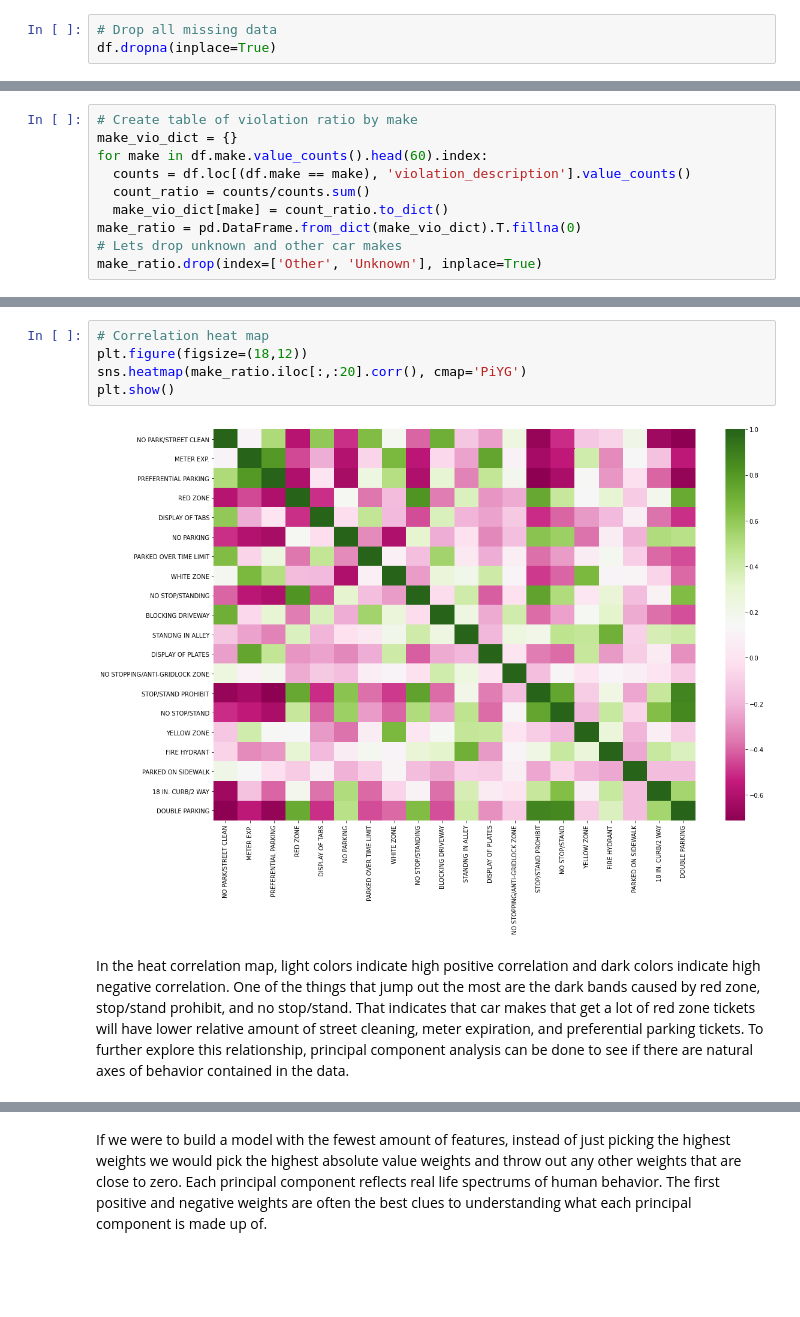
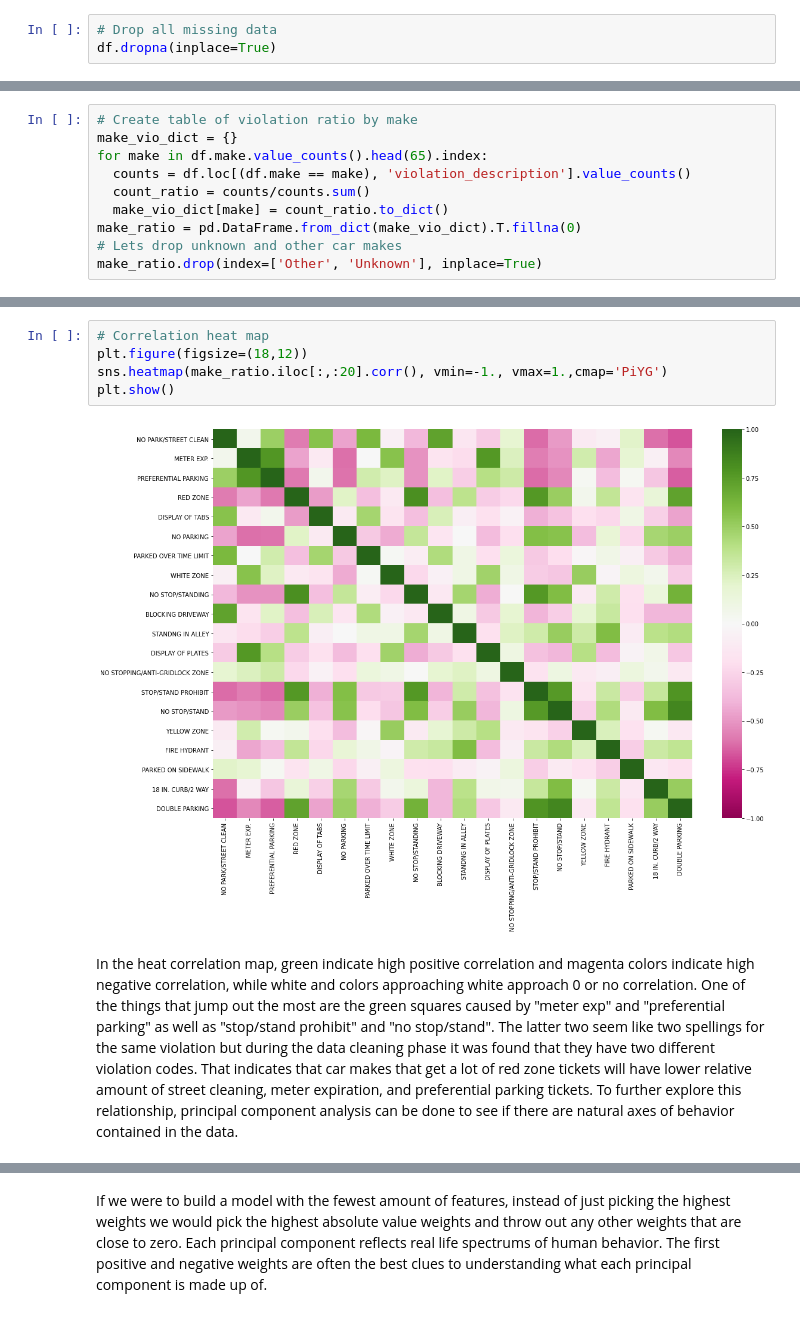
Before and after one commit to gregpawin/lucky-parking, a Jupyter notebook: notebooks/exploratory/1-gp-explore_car_make.ipynb, the cells around one changed output, grey strips where cells are left out. Saved outputs shown, nothing was run; the diff lists cells and outputs as text; blank space fills up the shorter version.

```diff
--- a/notebooks/exploratory/1-gp-explore_car_make.ipynb
+++ b/notebooks/exploratory/1-gp-explore_car_make.ipynb
@@ -56,7 +71,7 @@ Name: make, Length: 100, dtype: int64
 # %%
 # Create table of violation ratio by make
 make_vio_dict = {}
-for make in df.make.value_counts().head(60).index:
+for make in df.make.value_counts().head(65).index:
   counts = df.loc[(df.make == make), 'violation_description'].value_counts()
   count_ratio = counts/counts.sum()
   make_vio_dict[make] = count_ratio.to_dict()
@@ -81,12 +96,12 @@ make_ratio.head(10).style.background_gradient(cmap='Blues').format("{:.3f}")
 # %%
 # Correlation heat map
 plt.figure(figsize=(18,12))
-sns.heatmap(make_ratio.iloc[:,:20].corr(), cmap='PiYG')
+sns.heatmap(make_ratio.iloc[:,:20].corr(), vmin=-1., vmax=1.,cmap='PiYG')
 plt.show()
 # %% [output]
-[figure, old version]
+[figure, new version]
 # %% [markdown]
-In the heat correlation map, light colors indicate high positive correlation and dark colors indicate high negative correlation. One of the things that jump out the most are the dark bands caused by red zone, stop/stand prohibit, and no stop/stand. That indicates that car makes that get a lot of red zone tickets will have lower relative amount of street cleaning, meter expiration, and preferential parking tickets. To further explore this relationship, principal component analysis can be done to see if there are natural axes of behavior contained in the data.
+In the heat correlation map, green indicate high positive correlation and magenta colors indicate high negative correlation, while white and colors approaching white approach 0 or no correlation. One of the things that jump out the most are the green squares caused by "meter exp" and "preferential parking" as well as "stop/stand prohibit" and "no stop/stand". The latter two seem like two spellings for the same violation but during the data cleaning phase it was found that they have two different violation codes. That indicates that car makes that get a lot of red zone tickets will have lower relative amount of street cleaning, meter expiration, and preferential parking tickets. To further explore this relationship, principal component analysis can be done to see if there are natural axes of behavior contained in the data.
 # %%
 # Find principal component of violation ratio data using one component
 pca = PCA(n_components=4)
```
Also changed, not shown: parts of 18 cells of this notebook, 1 other file.
